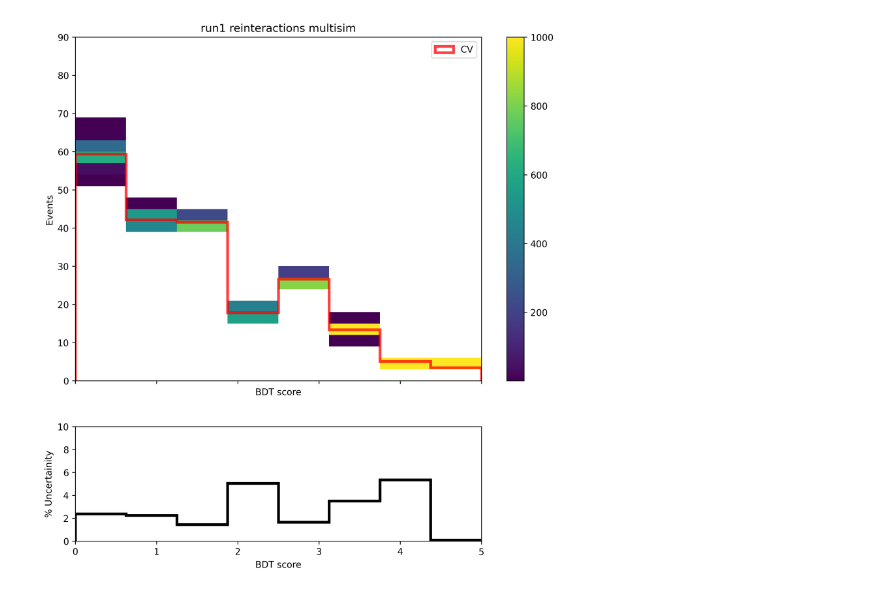
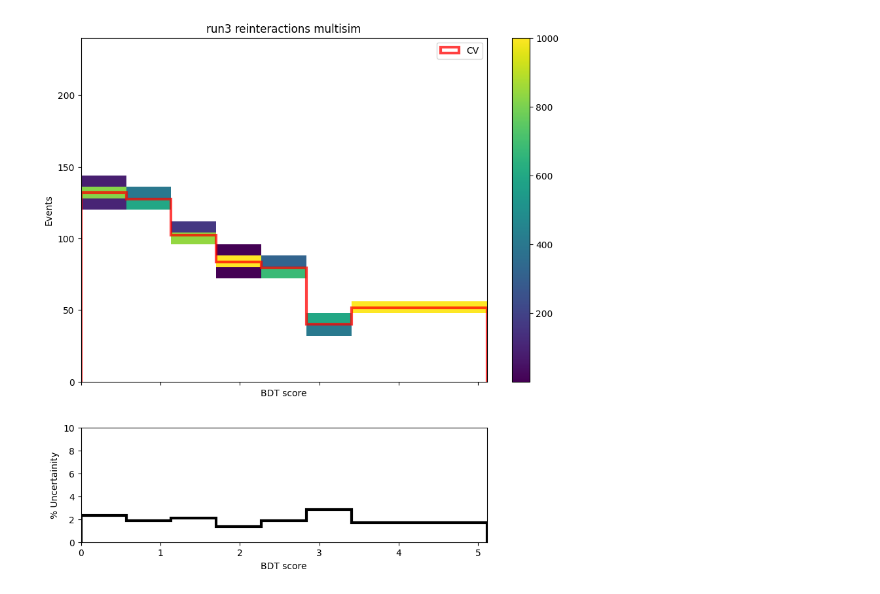
Before and after one commit to OrangeSum425/BDT_score, a Jupyter notebook: script/bdt_multisim_reweight_V2.ipynb, the cells around one changed output. Drawn from its saved outputs; the diff is of its cells as text; code cells hidden in the pictures.

```diff
--- a/script/bdt_multisim_reweight_V2.ipynb
+++ b/script/bdt_multisim_reweight_V2.ipynb
@@ -7,7 +7,7 @@ import pickle
 from df_utils import *
 # %%
 # Just change this parameter to get the plots for each run
-run = "run1"
+run = "run3"
 
 # Change to  your own paths accordingly
 
@@ -55,9 +61,8 @@ Norm = 1.0
 # %%
-
 NUniverses = 600
 
-n_tot = np.empty([NUniverses,n_x_bins])
-n_cv_tot = np.empty([n_x_bins])
+n_tot = np.empty([NUniverses,len(binning) -1])
+n_cv_tot = np.empty([len(binning) - 1])
 n_tot.fill(0)
 n_cv_tot.fill(0)
 
@@ -66,7 +71,7 @@ spline_fix_var = df["weight"]*Norm
 
 
 
-fig,ax = plt.subplots(nrows=2, ncols=1, sharex=True, gridspec_kw={'height_ratios': [3, 1]}, figsize=[10,10],dpi=300)
+fig,ax = plt.subplots(nrows=2, ncols=1, sharex=True, gridspec_kw={'height_ratios': [3, 1]}, figsize=[10,10])
 plt.sca(ax[0])
 plt.xlabel('BDT score')
 plt.ylabel(r'Events')
@@ -119,7 +124,7 @@ ana_y=ana_y.tolist()
 plt.hist2d(ana_x,ana_y,bins=xy_binning, range=multisim_range, cmin=cmin_treshold)
 plt.hist(bins_std[:-1], bins_std, weights=counts_std, alpha=0.75, histtype='step',label='CV',color='r',lw=3)
 cb = plt.colorbar()
-plt.xlim(0.,5)
+plt.xlim(0.,binning[-1])
 plt.ylim(0.,y_up)
 plt.legend()
 
@@ -129,9 +134,10 @@ pos2 = ax[1].get_position()
 ax[1].set_position([pos.x0,pos2.y0,pos.width,pos2.height])
 
 plt.hist(bins_std[:-1],bins_std,weights=np.sqrt(np.diag(cov))/n_cv_tot*100, color = "black", histtype="step",lw=3,linestyle="-")
+error_hists.append((bins_std,np.sqrt(np.diag(cov))/n_cv_tot*100))
 plt.ylabel("% Uncertainity")
 plt.xlabel("BDT score")
 plt.ylim(0,40)
-plt.xlim(0.,5.)
+plt.xlim(0.,binning[-1])
 plt.savefig(fig_dir + run + "_PPFX_uncertainty.png")
 # %% [output]
@@ -139,14 +145,14 @@ plt.savefig(fig_dir + run + "_PPFX_uncertainty.png")
 # %%
 NUniverses = 600
 
-n_tot = np.empty([NUniverses,n_x_bins])
-n_cv_tot = np.empty([n_x_bins])
+n_tot = np.empty([NUniverses,len(binning)-1])
+n_cv_tot = np.empty([len(binning) -1])
 n_tot.fill(0)
 n_cv_tot.fill(0)
 
 
 
-fig,ax = plt.subplots(nrows=2, ncols=1, sharex=True, gridspec_kw={'height_ratios': [3, 1]}, figsize=[10,10],dpi=300)
+fig,ax = plt.subplots(nrows=2, ncols=1, sharex=True, gridspec_kw={'height_ratios': [3, 1]}, figsize=[10,10])
 plt.sca(ax[0])
 plt.xlabel('BDT score')
 plt.ylabel(r'Events')
@@ -199,7 +205,7 @@ ana_y=ana_y.tolist()
 plt.hist2d(ana_x,ana_y,bins=xy_binning,range=multisim_range,cmin=cmin_treshold)
 plt.hist(bins_std[:-1], bins_std, weights=counts_std ,alpha=0.75, histtype='step',label='CV',color='r',lw=3)
 cb = plt.colorbar()
-plt.xlim(0.,5)
+plt.xlim(0.,binning[-1])
 plt.ylim(0.,y_up)
 plt.legend()
 
@@ -207,11 +213,11 @@ plt.sca(ax[1])
 pos = ax[0].get_position()
 pos2 = ax[1].get_position()
 ax[1].set_position([pos.x0,pos2.y0,pos.width,pos2.height])
-
 plt.hist(bins_std[:-1],bins_std,weights=np.sqrt(np.diag(cov))/n_cv_tot*100, color = "black", histtype="step",lw=3,linestyle="-")
+error_hists.append((bins_std,np.sqrt(np.diag(cov))/n_cv_tot*100))
 plt.ylabel("% Uncertainity")
 plt.xlabel("BDT score")
 plt.ylim(0,35.)
-plt.xlim(0.,5.)
+plt.xlim(0.,binning[-1])
 plt.savefig(fig_dir + run + "_GENIE_uncertainty.png")
 # %% [output]
@@ -219,14 +225,14 @@ plt.savefig(fig_dir + run + "_GENIE_uncertainty.png")
 # %%
 NUniverses = 1000
 
-n_tot = np.empty([NUniverses,n_x_bins])
-n_cv_tot = np.empty([n_x_bins])
+n_tot = np.empty([NUniverses,len(binning)-1])
+n_cv_tot = np.empty([len(binning)-1])
 n_tot.fill(0)
 n_cv_tot.fill(0)
 
 
 
-fig,ax = plt.subplots(nrows=2, ncols=1, sharex=True, gridspec_kw={'height_ratios': [3, 1]}, figsize=[10,10],dpi=300)
+fig,ax = plt.subplots(nrows=2, ncols=1, sharex=True, gridspec_kw={'height_ratios': [3, 1]}, figsize=[10,10])
 plt.sca(ax[0])
 plt.xlabel('BDT score')
 plt.ylabel(r'Events')
@@ -264,34 +270,34 @@ cov.fill(0)
 for n in n_tot:
     for i in range(len(counts_std)):
         for j in range(len(counts_std)):
             cov[i][j] += (n[i] - n_cv_tot[i])*(n[j] - n_cv_tot[j])
 
 cov /= NUniverses
 
 
 x=np.array(x)
 ana_x=x.flatten()
 ana_x=ana_x.tolist()
 y=np.array(y)
 ana_y=y.flatten()
 ana_y=ana_y.tolist()
 plt.hist2d(ana_x,ana_y,bins=xy_binning,range=multisim_range,cmin=cmin_treshold)
 plt.hist(bins_std[:-1], bins_std, weights=counts_std ,alpha=0.75, histtype='step',label='CV',color='r',lw=3)
 cb = plt.colorbar()
-plt.xlim(0.,5)
+plt.xlim(0.,binning[-1])
 plt.ylim(0.,y_up)
 plt.legend()
 
 plt.sca(ax[1])
 pos = ax[0].get_position()
 pos2 = ax[1].get_position()
 ax[1].set_position([pos.x0,pos2.y0,pos.width,pos2.height])
-
 plt.hist(bins_std[:-1],bins_std,weights=np.sqrt(np.diag(cov))/n_cv_tot*100, color = "black", histtype="step",lw=3,linestyle="-")
+error_hists.append((bins_std,np.sqrt(np.diag(cov))/n_cv_tot*100))
 plt.ylabel("% Uncertainity")
 plt.xlabel("BDT score")
 plt.ylim(0,10.)
-plt.xlim(0.,5.)
+plt.xlim(0.,binning[-1])
 plt.savefig(fig_dir + run + "_reint_uncertainty.png")
 # %% [output]
-[figure, old version]
+[figure, new version]
```
Also changed, not shown: parts of 4 cells of this notebook, 3 other files.
